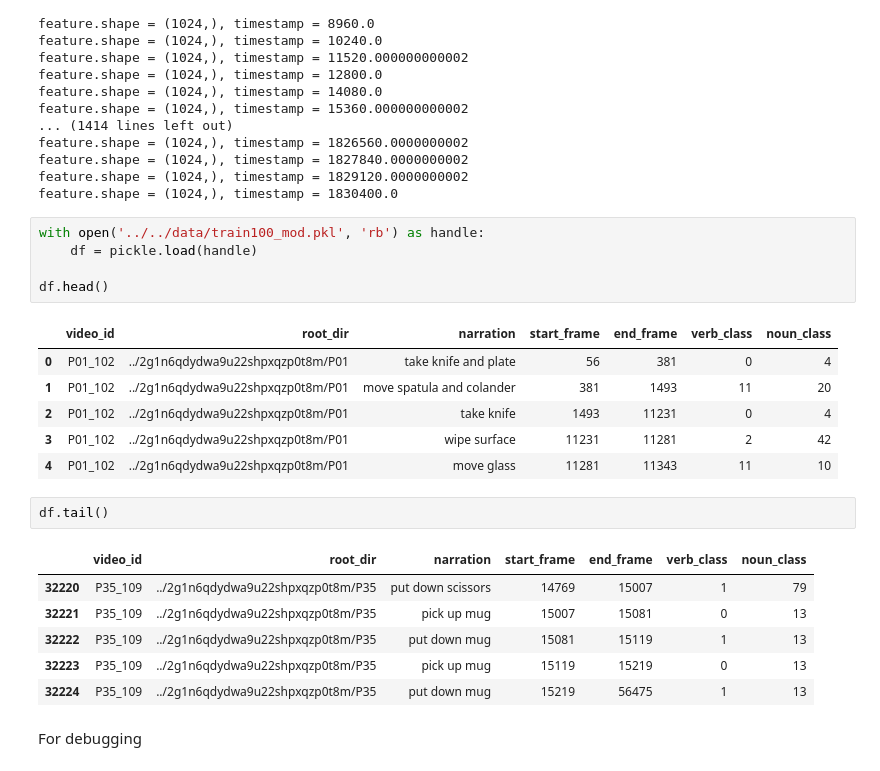
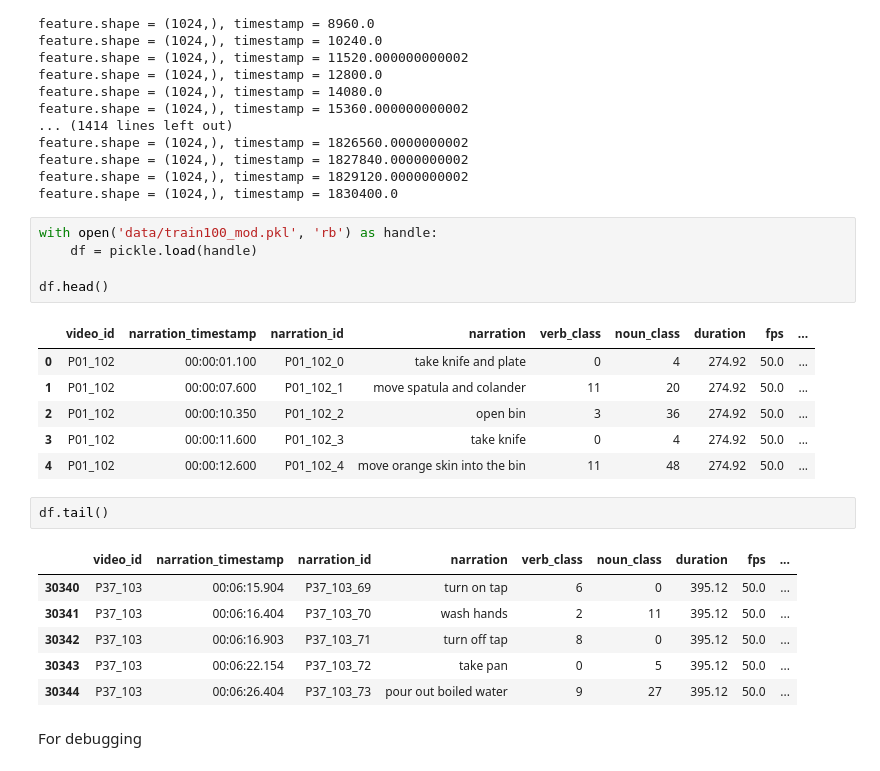
Before and after one commit to BarunKGP/HAAR, a Jupyter notebook: src/scratch/feature_extraction.ipynb, the cells around one changed output. Saved outputs shown, nothing was run; the diff lists cells and outputs as text.

```diff
--- a/src/scratch/feature_extraction.ipynb
+++ b/src/scratch/feature_extraction.ipynb
@@ -90,26 +75,26 @@ feature.shape = (1024,), timestamp = 1827840.0000000002
 feature.shape = (1024,), timestamp = 1829120.0000000002
 feature.shape = (1024,), timestamp = 1830400.0
 # %%
-with open('../../data/train100_mod.pkl', 'rb') as handle:
+with open('data/train100_mod.pkl', 'rb') as handle:
     df = pickle.load(handle)
 
 df.head()
 # %% [output]
-|  | video_id | root_dir | narration | start_frame | end_frame | verb_class | noun_class |
-| 0 | P01_102 | ../2g1n6qdydwa9u22shpxqzp0t8m/P01 | take knife and plate | 56 | 381 | 0 | 4 |
-| 1 | P01_102 | ../2g1n6qdydwa9u22shpxqzp0t8m/P01 | move spatula and colander | 381 | 1493 | 11 | 20 |
-| 2 | P01_102 | ../2g1n6qdydwa9u22shpxqzp0t8m/P01 | take knife | 1493 | 11231 | 0 | 4 |
-| 3 | P01_102 | ../2g1n6qdydwa9u22shpxqzp0t8m/P01 | wipe surface | 11231 | 11281 | 2 | 42 |
-| 4 | P01_102 | ../2g1n6qdydwa9u22shpxqzp0t8m/P01 | move glass | 11281 | 11343 | 11 | 10 |
+|  | video_id | narration_timestamp | narration_id | narration | verb_class | noun_class | duration | fps | ... |
+| 0 | P01_102 | 00:00:01.100 | P01_102_0 | take knife and plate | 0 | 4 | 274.92 | 50.0 | ... |
+| 1 | P01_102 | 00:00:07.600 | P01_102_1 | move spatula and colander | 11 | 20 | 274.92 | 50.0 | ... |
+| 2 | P01_102 | 00:00:10.350 | P01_102_2 | open bin | 3 | 36 | 274.92 | 50.0 | ... |
+| 3 | P01_102 | 00:00:11.600 | P01_102_3 | take knife | 0 | 4 | 274.92 | 50.0 | ... |
+| 4 | P01_102 | 00:00:12.600 | P01_102_4 | move orange skin into the bin | 11 | 48 | 274.92 | 50.0 | ... |
 # %%
 df.tail()
 # %% [output]
-|  | video_id | root_dir | narration | start_frame | end_frame | verb_class | noun_class |
-| 32220 | P35_109 | ../2g1n6qdydwa9u22shpxqzp0t8m/P35 | put down scissors | 14769 | 15007 | 1 | 79 |
-| 32221 | P35_109 | ../2g1n6qdydwa9u22shpxqzp0t8m/P35 | pick up mug | 15007 | 15081 | 0 | 13 |
-| 32222 | P35_109 | ../2g1n6qdydwa9u22shpxqzp0t8m/P35 | put down mug | 15081 | 15119 | 1 | 13 |
-| 32223 | P35_109 | ../2g1n6qdydwa9u22shpxqzp0t8m/P35 | pick up mug | 15119 | 15219 | 0 | 13 |
-| 32224 | P35_109 | ../2g1n6qdydwa9u22shpxqzp0t8m/P35 | put down mug | 15219 | 56475 | 1 | 13 |
+|  | video_id | narration_timestamp | narration_id | narration | verb_class | noun_class | duration | fps | ... |
+| 30340 | P37_103 | 00:06:15.904 | P37_103_69 | turn on tap | 6 | 0 | 395.12 | 50.0 | ... |
+| 30341 | P37_103 | 00:06:16.404 | P37_103_70 | wash hands | 2 | 11 | 395.12 | 50.0 | ... |
+| 30342 | P37_103 | 00:06:16.903 | P37_103_71 | turn off tap | 8 | 0 | 395.12 | 50.0 | ... |
+| 30343 | P37_103 | 00:06:22.154 | P37_103_72 | take pan | 0 | 5 | 395.12 | 50.0 | ... |
+| 30344 | P37_103 | 00:06:26.404 | P37_103_73 | pour out boiled water | 9 | 27 | 395.12 | 50.0 | ... |
 # %% [markdown]
 For debugging
 # %%
```
Also changed, not shown: parts of 7 cells of this notebook.
